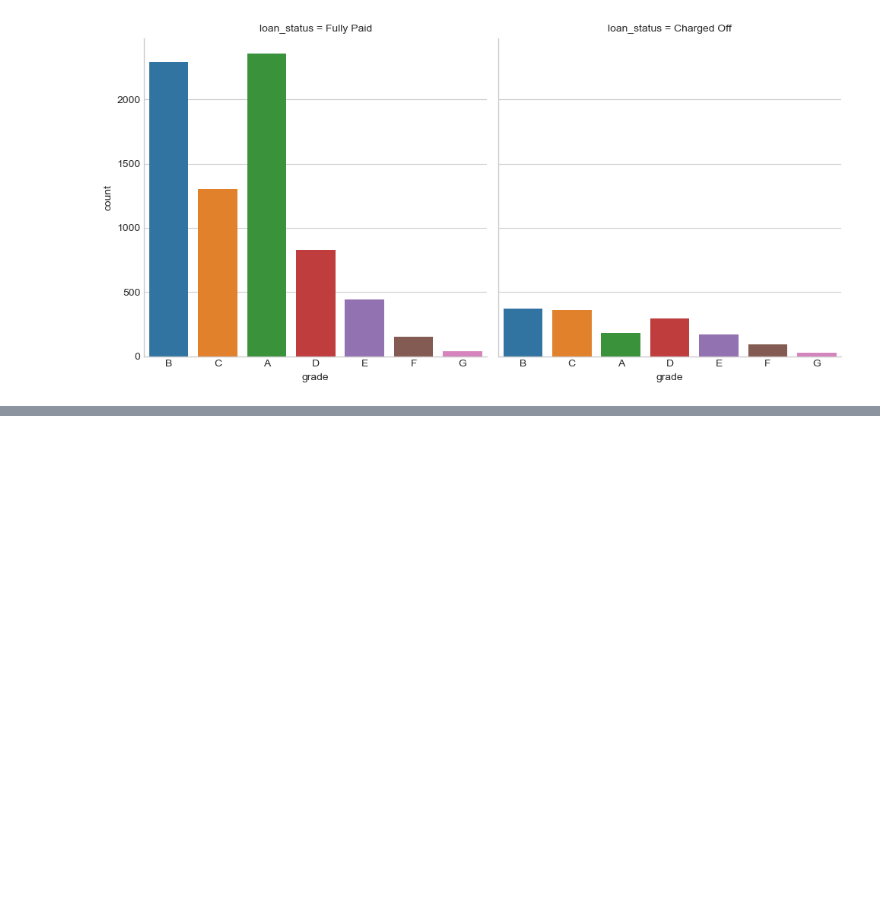
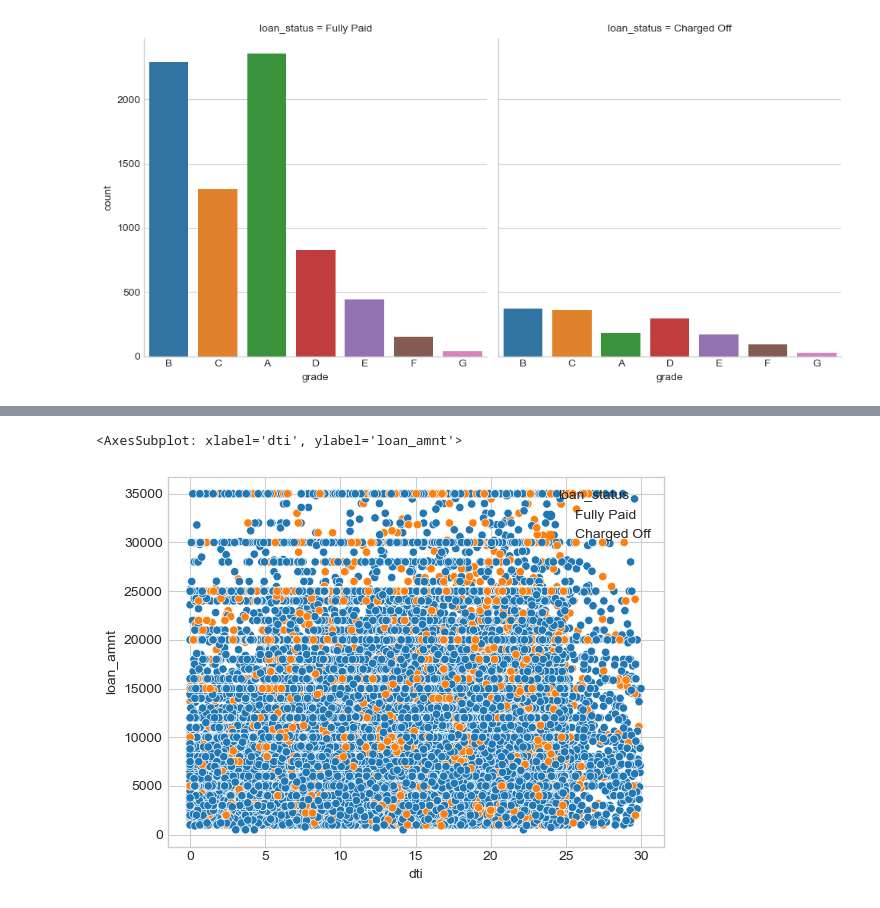
Before and after one commit to bharathsanjai/lending-club-case-study, a Jupyter notebook: bharathveer_ks.ipynb, the cells around one changed output, grey strips where cells are left out. Drawn from its saved outputs; the diff is of its cells as text; code cells hidden in the pictures; blank space fills up the shorter version.

```diff
--- a/bharathveer_ks.ipynb
+++ b/bharathveer_ks.ipynb
@@ -714,0 +722,5 @@ plot = sns.catplot(data=loan[loan['emp_length']==10],x='grade',col='loan_status'
+# %%
+sns.scatterplot(x='dti', y='loan_amnt',data=loan,hue='loan_status')
+# %% [output]
+<AxesSubplot: xlabel='dti', ylabel='loan_amnt'>
+[figure, added]
```
Also changed, not shown: parts of 14 cells of this notebook.
